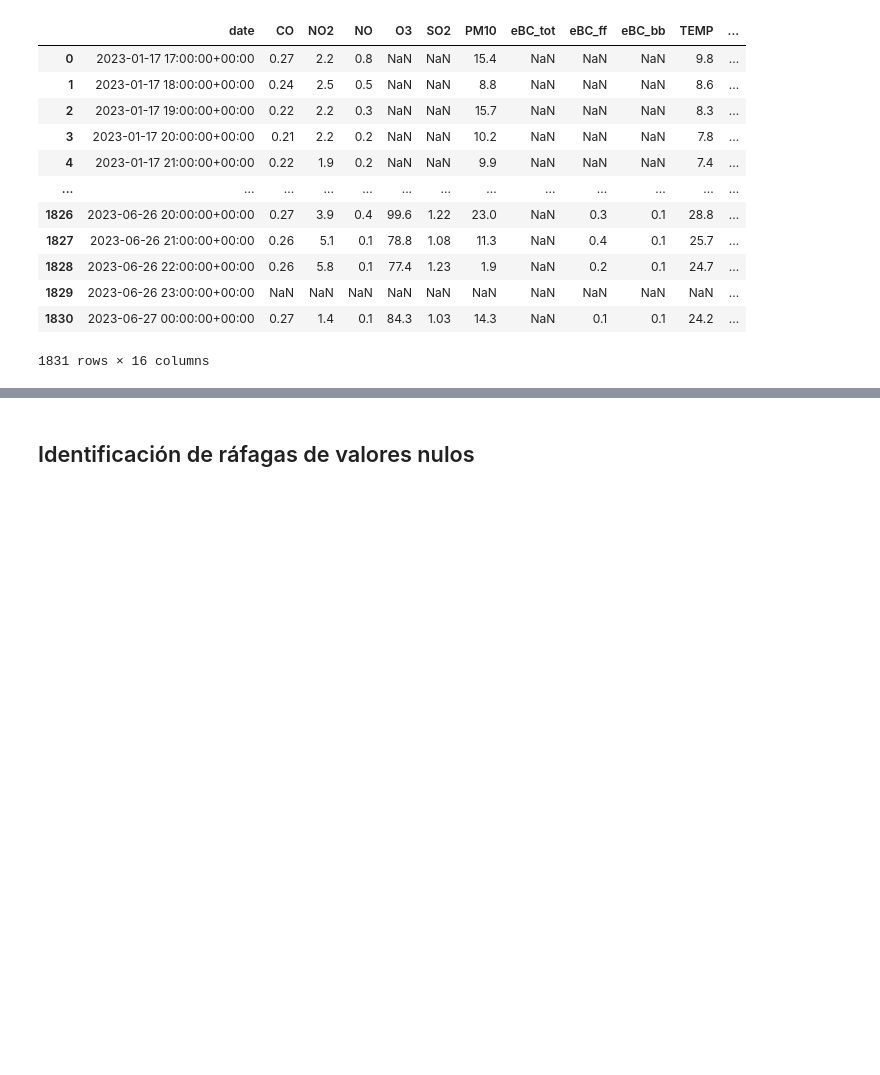
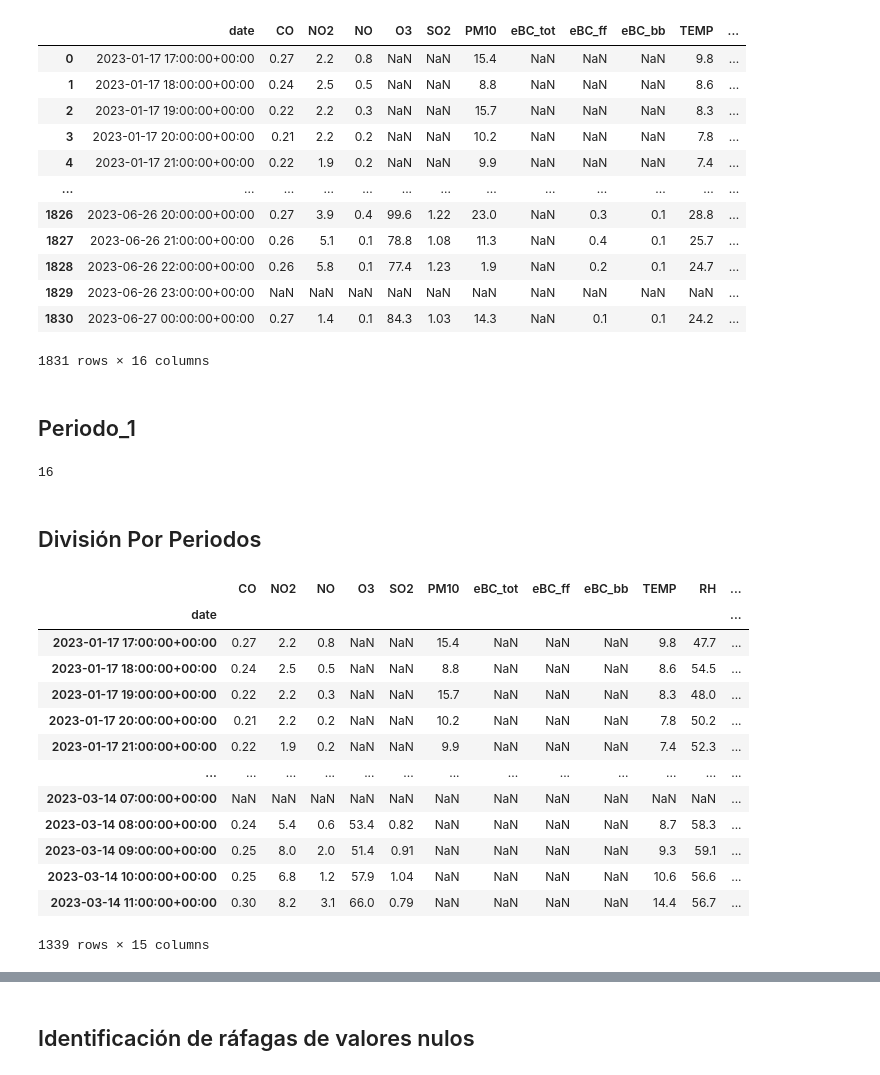
Before and after one commit to eigenric/TFG, a Jupyter notebook: notebooks/Pipeline3.ipynb, the cells around one changed output, grey strips where cells are left out. Saved outputs shown, nothing was run; the diff lists cells and outputs as text; code cells hidden in the pictures; blank space fills up the shorter version.

```diff
--- a/notebooks/Pipeline3.ipynb
+++ b/notebooks/Pipeline3.ipynb
@@ -234,6 +234,14 @@ df_int
 | 1829 | 2023-06-26 23:00:00+00:00 | NaN | NaN | NaN | NaN | NaN | NaN | NaN | NaN | NaN | NaN | ... |
 | 1830 | 2023-06-27 00:00:00+00:00 | 0.27 | 1.4 | 0.1 | 84.3 | 1.03 | 14.3 | NaN | 0.1 | 0.1 | 24.2 | ... |
 1831 rows × 16 columns
+# %% [markdown]
+## Periodo_1
+# %%
+len(df_int.columns)
+# %% [output]
+16
 # %%
 df_int["date"] = pd.to_datetime(df_int["date"])
 df_int.set_index("date", inplace=True)
+# %% [markdown]
+## División Por Periodos
@@ -239,0 +254,17 @@ df_int.set_index("date", inplace=True)
+# %%
+periodo_1
+# %% [output]
+|  | CO | NO2 | NO | O3 | SO2 | PM10 | eBC_tot | eBC_ff | eBC_bb | TEMP | RH | ... |
+| date |  |  |  |  |  |  |  |  |  |  |  | ... |
+| 2023-01-17 17:00:00+00:00 | 0.27 | 2.2 | 0.8 | NaN | NaN | 15.4 | NaN | NaN | NaN | 9.8 | 47.7 | ... |
+| 2023-01-17 18:00:00+00:00 | 0.24 | 2.5 | 0.5 | NaN | NaN | 8.8 | NaN | NaN | NaN | 8.6 | 54.5 | ... |
+| 2023-01-17 19:00:00+00:00 | 0.22 | 2.2 | 0.3 | NaN | NaN | 15.7 | NaN | NaN | NaN | 8.3 | 48.0 | ... |
+| 2023-01-17 20:00:00+00:00 | 0.21 | 2.2 | 0.2 | NaN | NaN | 10.2 | NaN | NaN | NaN | 7.8 | 50.2 | ... |
+| 2023-01-17 21:00:00+00:00 | 0.22 | 1.9 | 0.2 | NaN | NaN | 9.9 | NaN | NaN | NaN | 7.4 | 52.3 | ... |
+| ... | ... | ... | ... | ... | ... | ... | ... | ... | ... | ... | ... | ... |
+| 2023-03-14 07:00:00+00:00 | NaN | NaN | NaN | NaN | NaN | NaN | NaN | NaN | NaN | NaN | NaN | ... |
+| 2023-03-14 08:00:00+00:00 | 0.24 | 5.4 | 0.6 | 53.4 | 0.82 | NaN | NaN | NaN | NaN | 8.7 | 58.3 | ... |
+| 2023-03-14 09:00:00+00:00 | 0.25 | 8.0 | 2.0 | 51.4 | 0.91 | NaN | NaN | NaN | NaN | 9.3 | 59.1 | ... |
+| 2023-03-14 10:00:00+00:00 | 0.25 | 6.8 | 1.2 | 57.9 | 1.04 | NaN | NaN | NaN | NaN | 10.6 | 56.6 | ... |
+| 2023-03-14 11:00:00+00:00 | 0.30 | 8.2 | 3.1 | 66.0 | 0.79 | NaN | NaN | NaN | NaN | 14.4 | 56.7 | ... |
+1339 rows × 15 columns
```
Also changed, not shown: parts of 4 cells of this notebook, 10 other files.
